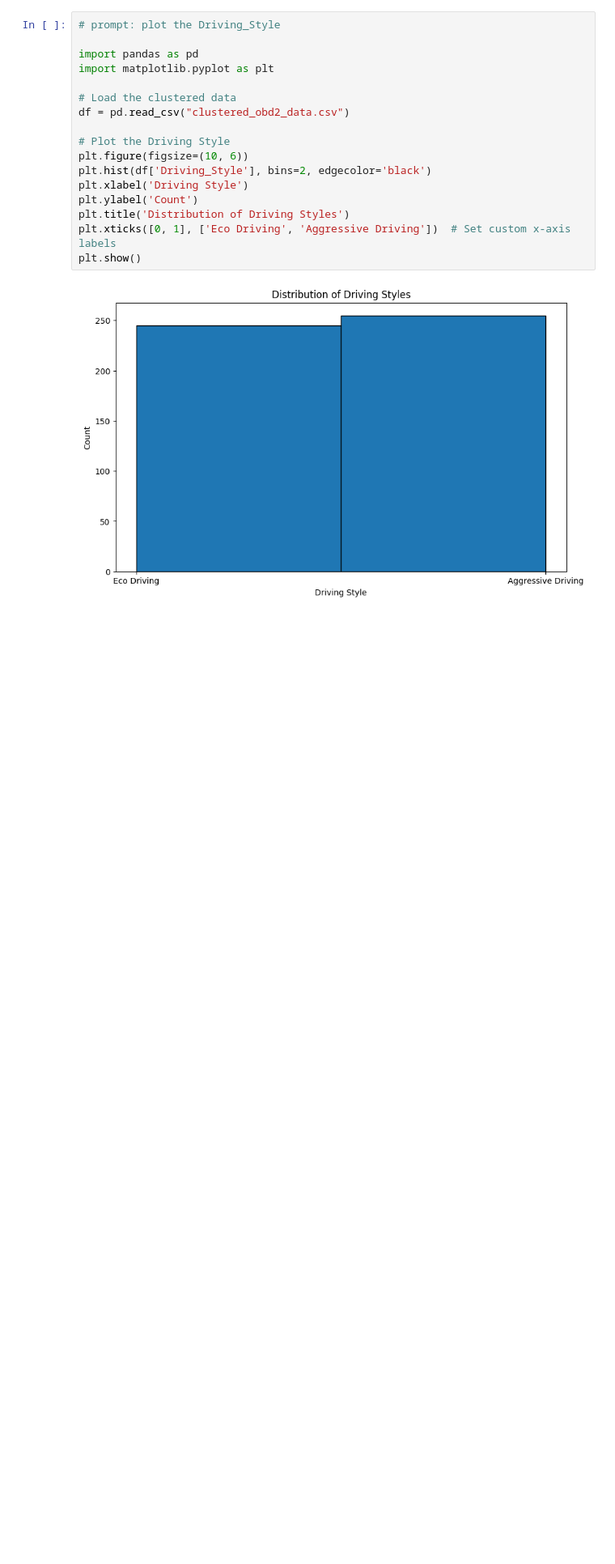
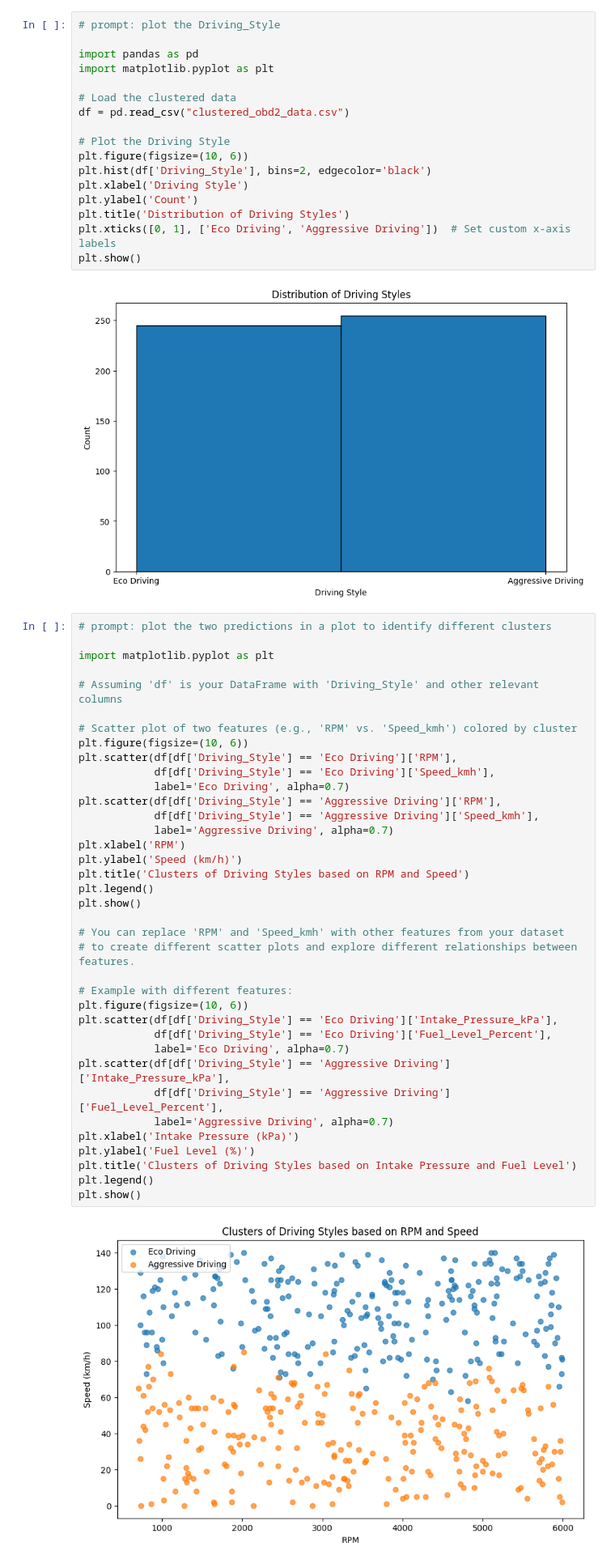
Before and after one commit to IN4300-Embedded-Systems-Project/b20_Group26, a Jupyter notebook: driving_pattern_recognition.ipynb, the cells around one changed output. Shown: that part at 81% size. Cells and saved outputs as stored; diff of their text form; blank space fills up the shorter version.

```diff
--- a/driving_pattern_recognition.ipynb
+++ b/driving_pattern_recognition.ipynb
@@ -109,3 +115,42 @@ plt.xticks([0, 1], ['Eco Driving', 'Aggressive Driving'])  # Set custom x-axis l
 plt.show()
 # %% [output]
 [figure]
+# %%
+# prompt: plot the two predictions in a plot to identify different clusters
+
+import matplotlib.pyplot as plt
+
+# Assuming 'df' is your DataFrame with 'Driving_Style' and other relevant columns
+
+# Scatter plot of two features (e.g., 'RPM' vs. 'Speed_kmh') colored by cluster
+plt.figure(figsize=(10, 6))
+plt.scatter(df[df['Driving_Style'] == 'Eco Driving']['RPM'],
+            df[df['Driving_Style'] == 'Eco Driving']['Speed_kmh'],
+            label='Eco Driving', alpha=0.7)
+plt.scatter(df[df['Driving_Style'] == 'Aggressive Driving']['RPM'],
+            df[df['Driving_Style'] == 'Aggressive Driving']['Speed_kmh'],
+            label='Aggressive Driving', alpha=0.7)
+plt.xlabel('RPM')
+plt.ylabel('Speed (km/h)')
+plt.title('Clusters of Driving Styles based on RPM and Speed')
+plt.legend()
+plt.show()
+
+# You can replace 'RPM' and 'Speed_kmh' with other features from your dataset
+# to create different scatter plots and explore different relationships between features.
+
+# Example with different features:
+plt.figure(figsize=(10, 6))
+plt.scatter(df[df['Driving_Style'] == 'Eco Driving']['Intake_Pressure_kPa'],
+            df[df['Driving_Style'] == 'Eco Driving']['Fuel_Level_Percent'],
+            label='Eco Driving', alpha=0.7)
+plt.scatter(df[df['Driving_Style'] == 'Aggressive Driving']['Intake_Pressure_kPa'],
+            df[df['Driving_Style'] == 'Aggressive Driving']['Fuel_Level_Percent'],
+            label='Aggressive Driving', alpha=0.7)
+plt.xlabel('Intake Pressure (kPa)')
+plt.ylabel('Fuel Level (%)')
+plt.title('Clusters of Driving Styles based on Intake Pressure and Fuel Level')
+plt.legend()
+plt.show()
+# %% [output]
+[figure, added]
```
Also changed, not shown: parts of 3 cells of this notebook.
